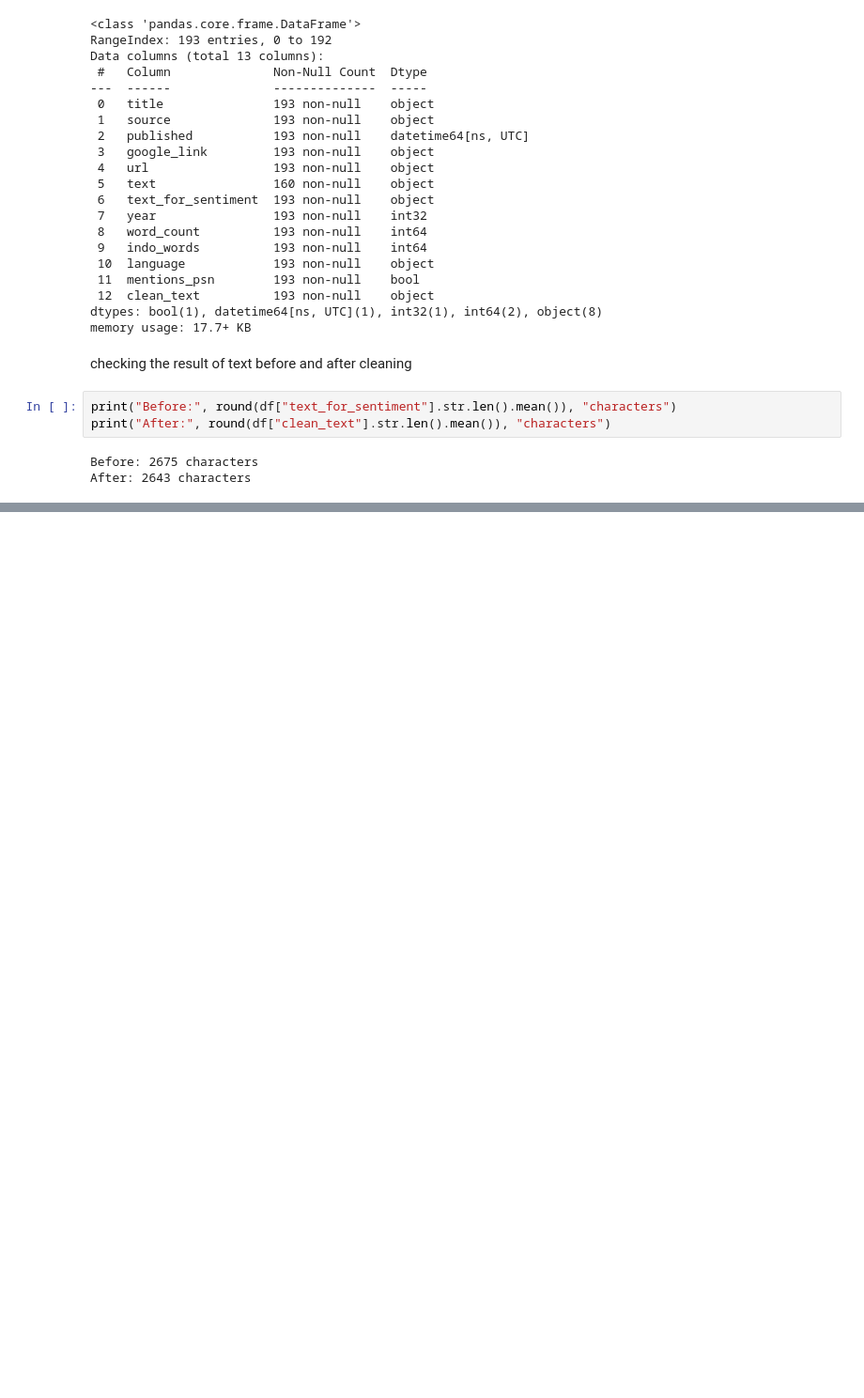
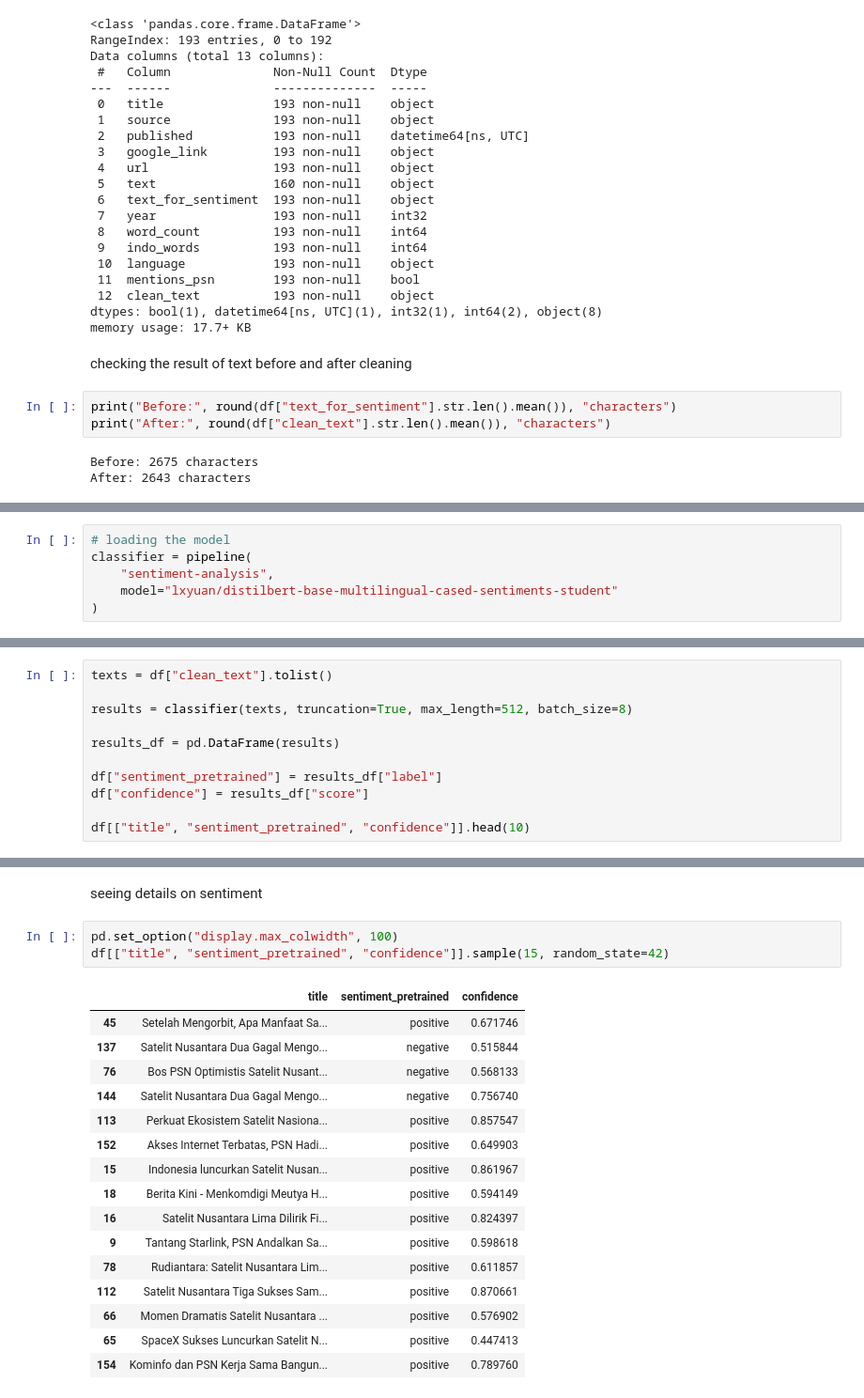
Before and after one commit to lTsumetai/PSN-Article-Sentiment-Analysis, a Jupyter notebook: Article_Sentiment_Analysis.ipynb, the cells around one changed output, grey strips where cells are left out. Shown at 94% size. Saved outputs shown, nothing was run; the diff lists cells and outputs as text; blank space fills up the shorter version.

Commit message:
Adding labels with pretrained model using distilBERT

```diff
--- a/Article_Sentiment_Analysis.ipynb
+++ b/Article_Sentiment_Analysis.ipynb
@@ -253,0 +258,6 @@ After: 2643 characters
+# %%
+# loading the model
+classifier = pipeline(
+    "sentiment-analysis",
+    model="lxyuan/distilbert-base-multilingual-cased-sentiments-student"
+)
@@ -253,0 +271,11 @@ After: 2643 characters
+# %%
+texts = df["clean_text"].tolist()
+
+results = classifier(texts, truncation=True, max_length=512, batch_size=8)
+
+results_df = pd.DataFrame(results)
+
+df["sentiment_pretrained"] = results_df["label"]
+df["confidence"] = results_df["score"]
+
+df[["title", "sentiment_pretrained", "confidence"]].head(10)
@@ -253,0 +305,22 @@ After: 2643 characters
+# %% [markdown]
+seeing details on sentiment
+# %%
+pd.set_option("display.max_colwidth", 100)
+df[["title", "sentiment_pretrained", "confidence"]].sample(15, random_state=42)
+# %% [output]
+|  | title | sentiment_pretrained | confidence |
+| 45 | Setelah Mengorbit, Apa Manfaat Sa... | positive | 0.671746 |
+| 137 | Satelit Nusantara Dua Gagal Mengo... | negative | 0.515844 |
+| 76 | Bos PSN Optimistis Satelit Nusant... | negative | 0.568133 |
+| 144 | Satelit Nusantara Dua Gagal Mengo... | negative | 0.756740 |
+| 113 | Perkuat Ekosistem Satelit Nasiona... | positive | 0.857547 |
+| 152 | Akses Internet Terbatas, PSN Hadi... | positive | 0.649903 |
+| 15 | Indonesia luncurkan Satelit Nusan... | positive | 0.861967 |
+| 18 | Berita Kini - Menkomdigi Meutya H... | positive | 0.594149 |
+| 16 | Satelit Nusantara Lima Dilirik Fi... | positive | 0.824397 |
+| 9 | Tantang Starlink, PSN Andalkan Sa... | positive | 0.598618 |
+| 78 | Rudiantara: Satelit Nusantara Lim... | positive | 0.611857 |
+| 112 | Satelit Nusantara Tiga Sukses Sam... | positive | 0.870661 |
+| 66 | Momen Dramatis Satelit Nusantara ... | positive | 0.576902 |
+| 65 | SpaceX Sukses Luncurkan Satelit N... | positive | 0.447413 |
+| 154 | Kominfo dan PSN Kerja Sama Bangun... | positive | 0.789760 |
```
Also changed, not shown: parts of 7 cells of this notebook.
